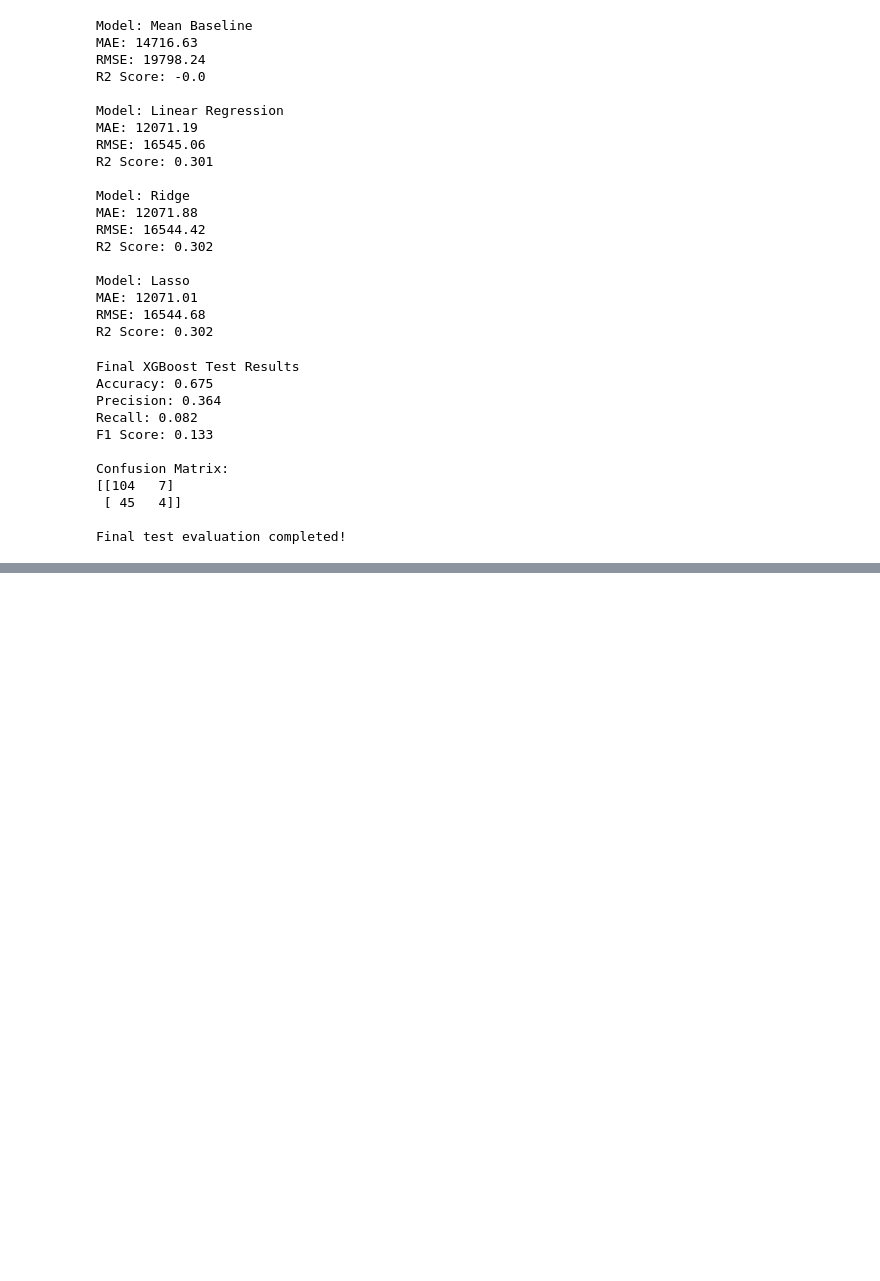
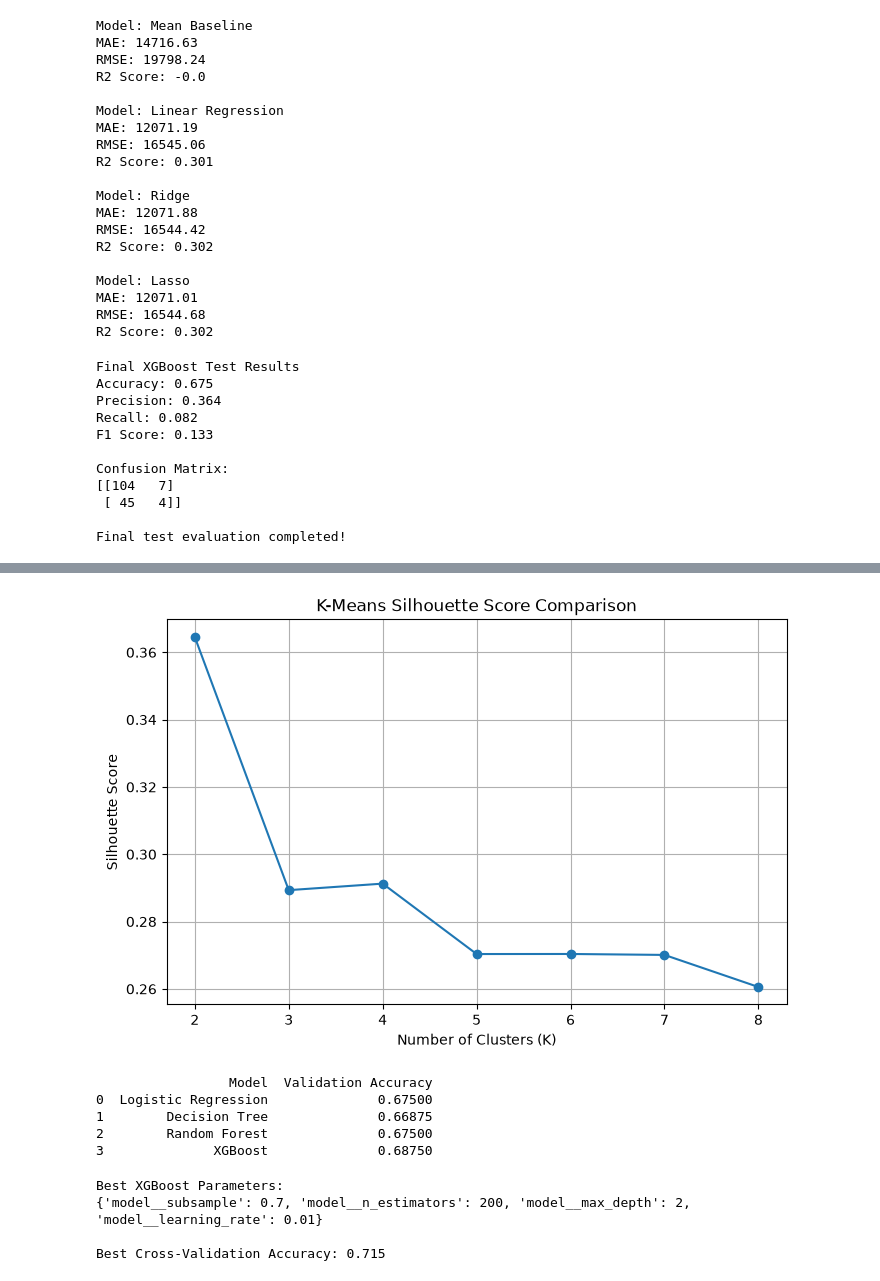
Before and after one commit to vigneshwaranp-coder/ai-training-week2, a Jupyter notebook: week2_ml_assessment.ipynb, the cells around one changed output, grey strips where cells are left out. Drawn from its saved outputs; the diff is of its cells as text; code cells hidden in the pictures; blank space fills up the shorter version.

Commit message:
Update Week 2 ML assessment and results

```diff
--- a/week2_ml_assessment.ipynb
+++ b/week2_ml_assessment.ipynb
@@ -1591,0 +1632,76 @@ Final test evaluation completed!
+# %%
+# Plot silhouette scores for different cluster numbers
+
+plt.figure(figsize=(8, 5))
+
+plt.plot(range(2, 9), silhouette_values, marker="o")
+
+plt.xlabel("Number of Clusters (K)")
+plt.ylabel("Silhouette Score")
+plt.title("K-Means Silhouette Score Comparison")
+
+plt.grid(True)
+plt.show()
+# %% [output]
+[figure, added]
+# %%
+# Update the model comparison table
+results_df = pd.DataFrame(
+    model_results.items(),
+    columns=["Model", "Validation Accuracy"]
+)
+
+# Display updated results
+print(results_df)
+# %% [output]
+                 Model  Validation Accuracy
+0  Logistic Regression              0.67500
+1        Decision Tree              0.66875
+2        Random Forest              0.67500
+3              XGBoost              0.68750
+# %%
+# Import RandomizedSearchCV
+from sklearn.model_selection import RandomizedSearchCV
+
+# Define XGBoost parameter options
+xgb_parameters = {
+    "model__n_estimators": [50, 100, 150, 200],
+    "model__max_depth": [2, 3, 4, 5],
+    "model__learning_rate": [0.01, 0.05, 0.1, 0.2],
+    "model__subsample": [0.7, 0.8, 1.0]
+}
+
+# Create a separate XGBoost pipeline for tuning
+xgb_tuning_pipeline = Pipeline(steps=[
+    ("preprocessing", preprocessor),
+    ("model", XGBClassifier(
+        eval_metric="logloss",
+        random_state=42
+    ))
+])
+
+# Create RandomizedSearchCV
+xgb_random_search = RandomizedSearchCV(
+    estimator=xgb_tuning_pipeline,
+    param_distributions=xgb_parameters,
+    n_iter=15,
+    cv=3,
+    scoring="accuracy",
+    random_state=42,
+    n_jobs=-1
+)
+
+# Train and search for the best parameters
+xgb_random_search.fit(X_train, y_train)
+
+# Display the best results
+print("Best XGBoost Parameters:")
+print(xgb_random_search.best_params_)
+
+print("\nBest Cross-Validation Accuracy:",
+      round(xgb_random_search.best_score_, 3))
+# %% [output]
+Best XGBoost Parameters:
+{'model__subsample': 0.7, 'model__n_estimators': 200, 'model__max_depth': 2, 'model__learning_rate': 0.01}
+
+Best Cross-Validation Accuracy: 0.715
```
Also changed, not shown: parts of 2 cells of this notebook.
